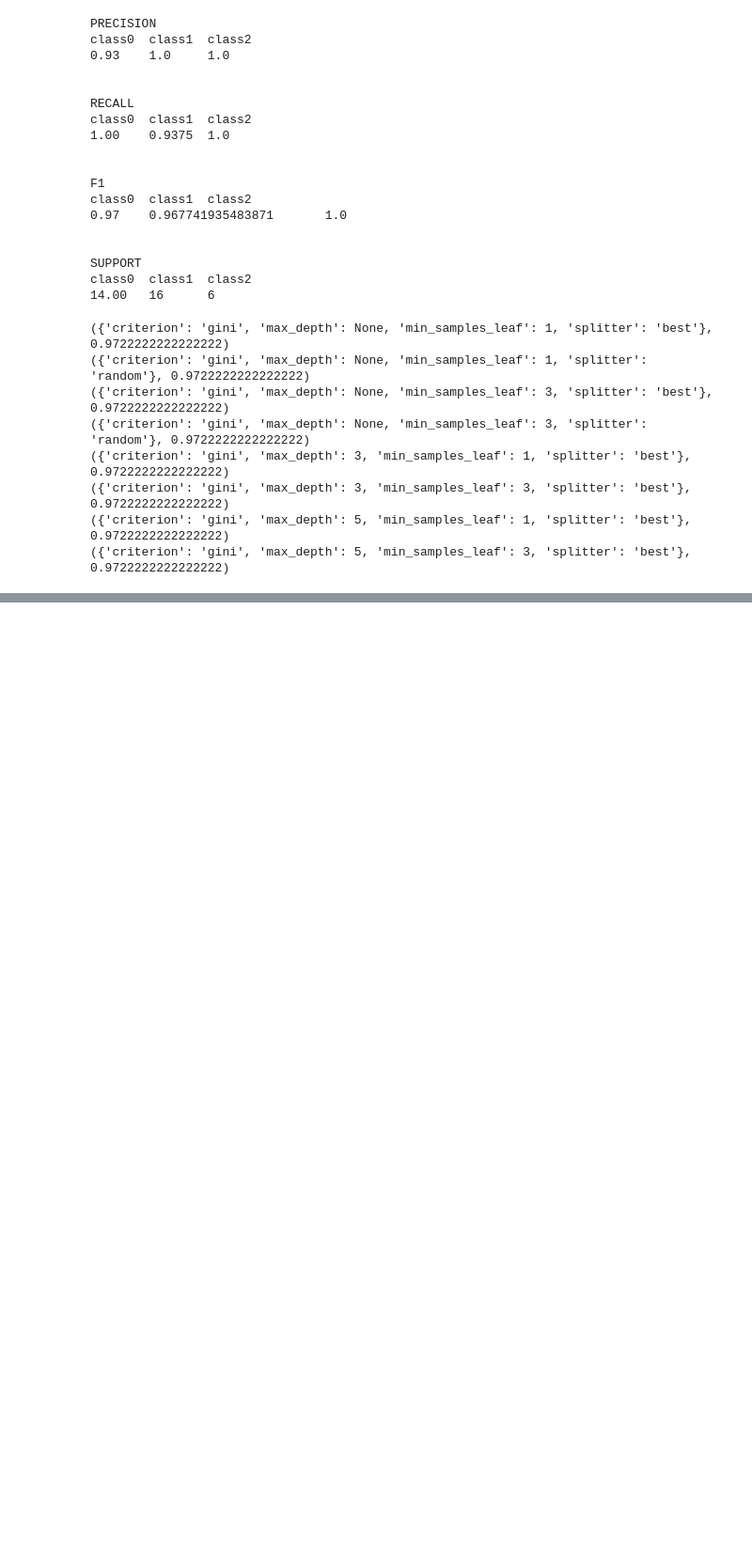
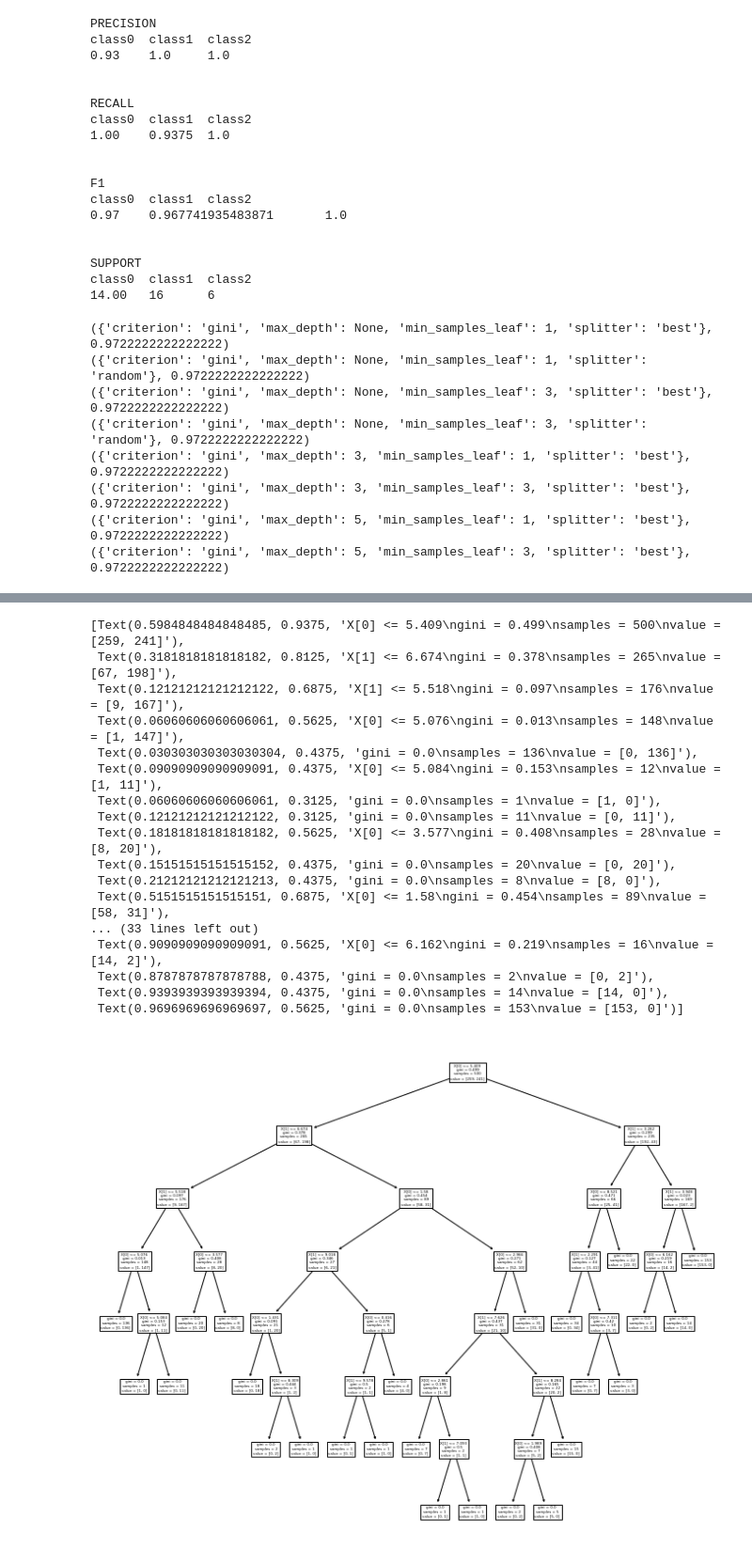
Before and after one commit to notlosca/data-science-lab, a Jupyter notebook: laboratories/lab_06/lab_06.ipynb, the cells around one changed output, grey strips where cells are left out. Shown at 94% size. Saved outputs shown, nothing was run; the diff lists cells and outputs as text; code cells hidden in the pictures; blank space fills up the shorter version.

```diff
--- a/laboratories/lab_06/lab_06.ipynb
+++ b/laboratories/lab_06/lab_06.ipynb
@@ -352,0 +401,25 @@ array([0.        , 0.        , 0.        , 0.06425378, 0.03338996,
+# %%
+X = synth_df[['x0','x1']]
+y = synth_df['label']
+clf = DecisionTreeClassifier().fit(X,y)
+fig, ax = plt.subplots(figsize=(12,10))
+plot_tree(clf, ax=ax)
+# %% [output]
+[Text(0.5984848484848485, 0.9375, 'X[0] <= 5.409\ngini = 0.499\nsamples = 500\nvalue = [259, 241]'),
+ Text(0.3181818181818182, 0.8125, 'X[1] <= 6.674\ngini = 0.378\nsamples = 265\nvalue = [67, 198]'),
+ Text(0.12121212121212122, 0.6875, 'X[1] <= 5.518\ngini = 0.097\nsamples = 176\nvalue = [9, 167]'),
+ Text(0.06060606060606061, 0.5625, 'X[0] <= 5.076\ngini = 0.013\nsamples = 148\nvalue = [1, 147]'),
+ Text(0.030303030303030304, 0.4375, 'gini = 0.0\nsamples = 136\nvalue = [0, 136]'),
+ Text(0.09090909090909091, 0.4375, 'X[0] <= 5.084\ngini = 0.153\nsamples = 12\nvalue = [1, 11]'),
+ Text(0.06060606060606061, 0.3125, 'gini = 0.0\nsamples = 1\nvalue = [1, 0]'),
+ Text(0.12121212121212122, 0.3125, 'gini = 0.0\nsamples = 11\nvalue = [0, 11]'),
+ Text(0.18181818181818182, 0.5625, 'X[0] <= 3.577\ngini = 0.408\nsamples = 28\nvalue = [8, 20]'),
+ Text(0.15151515151515152, 0.4375, 'gini = 0.0\nsamples = 20\nvalue = [0, 20]'),
+ Text(0.21212121212121213, 0.4375, 'gini = 0.0\nsamples = 8\nvalue = [8, 0]'),
+ Text(0.5151515151515151, 0.6875, 'X[0] <= 1.58\ngini = 0.454\nsamples = 89\nvalue = [58, 31]'),
+... (33 lines left out)
+ Text(0.9090909090909091, 0.5625, 'X[0] <= 6.162\ngini = 0.219\nsamples = 16\nvalue = [14, 2]'),
+ Text(0.8787878787878788, 0.4375, 'gini = 0.0\nsamples = 2\nvalue = [0, 2]'),
+ Text(0.9393939393939394, 0.4375, 'gini = 0.0\nsamples = 14\nvalue = [14, 0]'),
+ Text(0.9696969696969697, 0.5625, 'gini = 0.0\nsamples = 153\nvalue = [153, 0]')]
+[figure, added]
```
Also changed, not shown: parts of 31 cells of this notebook, 2 other files.
